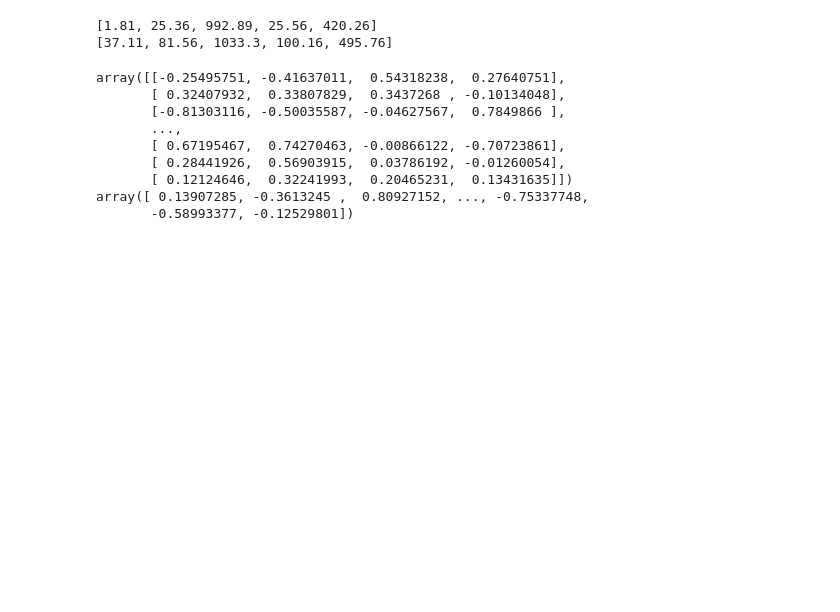
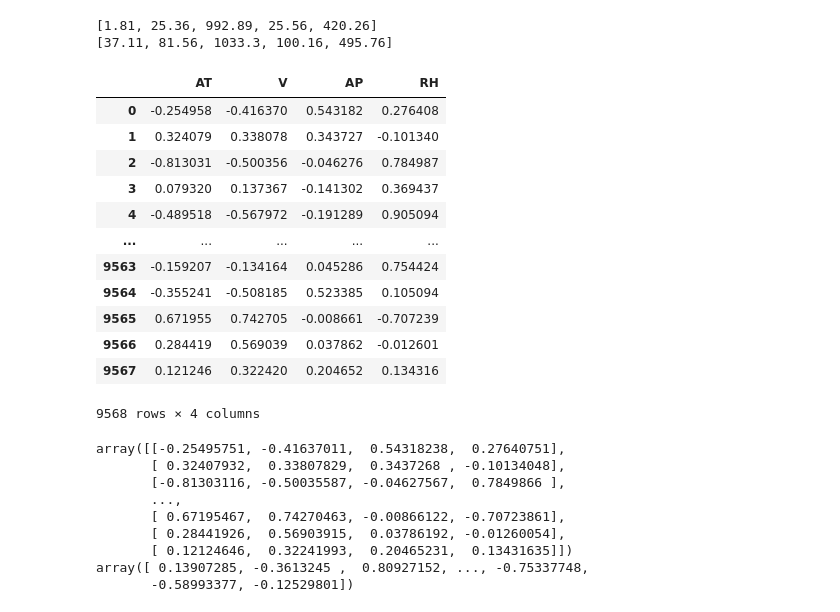
Before and after one commit to munkeops/ANN, a Jupyter notebook: Combined Cycle Power Plant.ipynb, the cells around one changed output. Drawn from its saved outputs; the diff is of its cells as text; code cells hidden in the pictures; blank space fills up the shorter version.

```diff
--- a/Combined Cycle Power Plant.ipynb
+++ b/Combined Cycle Power Plant.ipynb
@@ -58,6 +72,22 @@ x=np.array(df.values)
 # %% [output]
 [1.81, 25.36, 992.89, 25.56, 420.26]
 [37.11, 81.56, 1033.3, 100.16, 495.76]
+# %%
+df
+# %% [output]
+|  | AT | V | AP | RH |
+| 0 | -0.254958 | -0.416370 | 0.543182 | 0.276408 |
+| 1 | 0.324079 | 0.338078 | 0.343727 | -0.101340 |
+| 2 | -0.813031 | -0.500356 | -0.046276 | 0.784987 |
+| 3 | 0.079320 | 0.137367 | -0.141302 | 0.369437 |
+| 4 | -0.489518 | -0.567972 | -0.191289 | 0.905094 |
+| ... | ... | ... | ... | ... |
+| 9563 | -0.159207 | -0.134164 | 0.045286 | 0.754424 |
+| 9564 | -0.355241 | -0.508185 | 0.523385 | 0.105094 |
+| 9565 | 0.671955 | 0.742705 | -0.008661 | -0.707239 |
+| 9566 | 0.284419 | 0.569039 | 0.037862 | -0.012601 |
+| 9567 | 0.121246 | 0.322420 | 0.204652 | 0.134316 |
+9568 rows × 4 columns
 # %%
 pprint(x)
 pprint(y)
```
Also changed, not shown: parts of 18 cells of this notebook, 2 other files.
